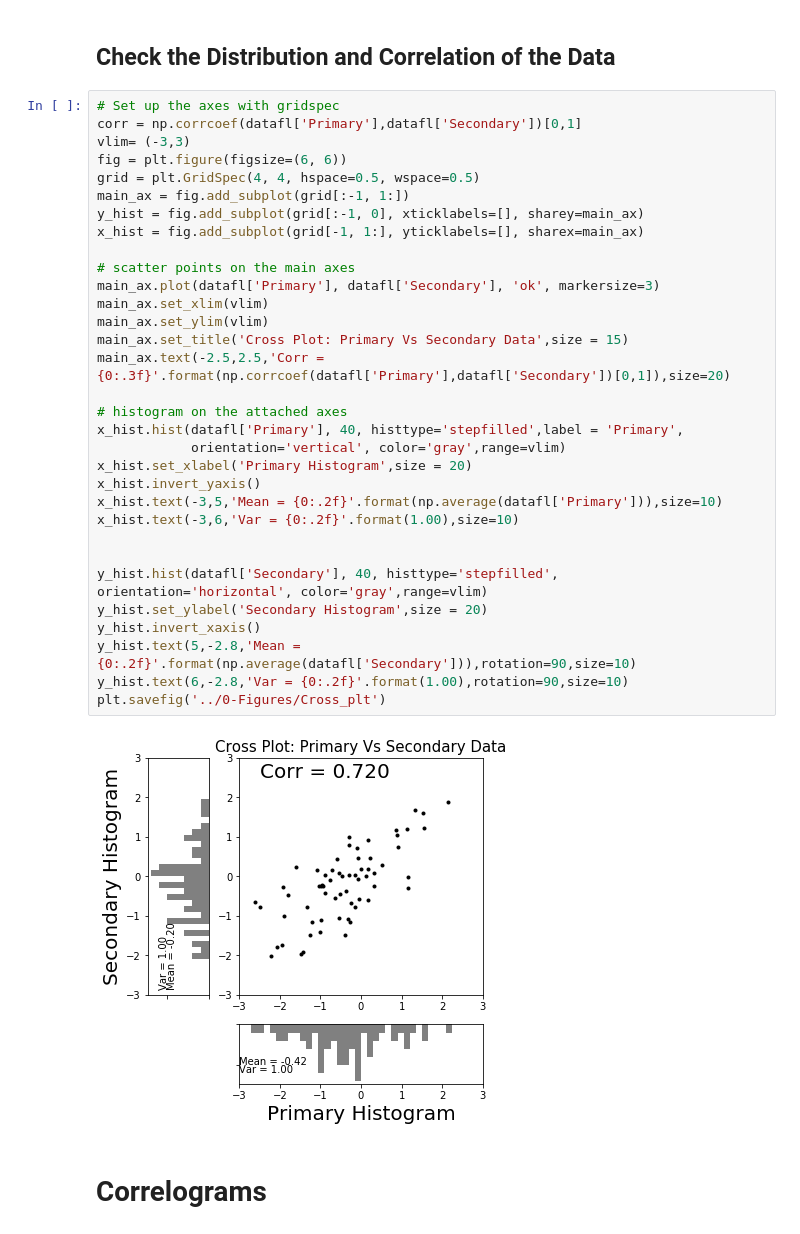
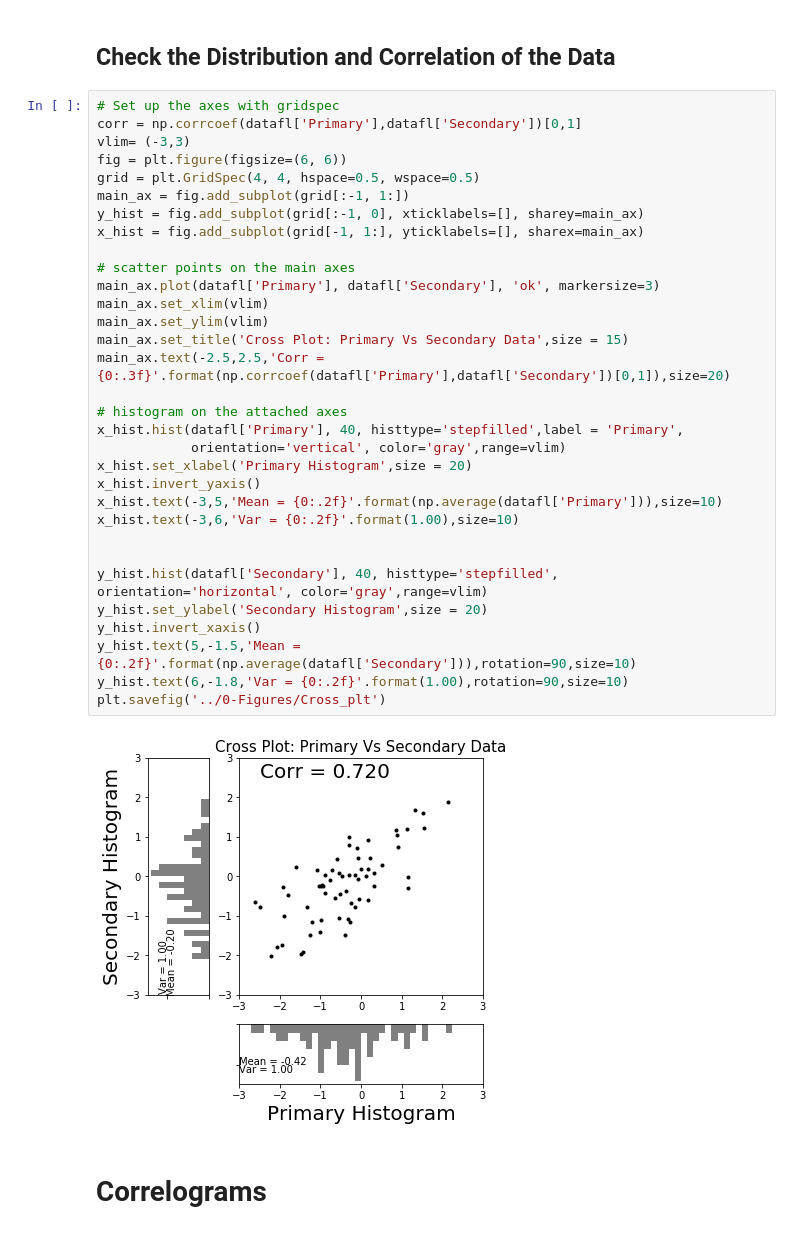
Before and after one commit to msamson10/Multivariate-Kriging, a Jupyter notebook: Simulated_Example/Simulated Multivariate Kriging.ipynb, the cells around one changed output. Saved outputs shown, nothing was run; the diff lists cells and outputs as text.

```diff
--- a/Simulated_Example/Simulated Multivariate Kriging.ipynb
+++ b/Simulated_Example/Simulated Multivariate Kriging.ipynb
@@ -106,36 +106,36 @@ plt.savefig('../0-Figures/Truth',bbox_inches = 'tight',pad_inches = 0)
 corr = np.corrcoef(datafl['Primary'],datafl['Secondary'])[0,1]
 vlim= (-3,3)
 fig = plt.figure(figsize=(6, 6))
 grid = plt.GridSpec(4, 4, hspace=0.5, wspace=0.5)
 main_ax = fig.add_subplot(grid[:-1, 1:])
 y_hist = fig.add_subplot(grid[:-1, 0], xticklabels=[], sharey=main_ax)
 x_hist = fig.add_subplot(grid[-1, 1:], yticklabels=[], sharex=main_ax)
 
 # scatter points on the main axes
 main_ax.plot(datafl['Primary'], datafl['Secondary'], 'ok', markersize=3)
 main_ax.set_xlim(vlim)
 main_ax.set_ylim(vlim)
 main_ax.set_title('Cross Plot: Primary Vs Secondary Data',size = 15)
 main_ax.text(-2.5,2.5,'Corr = {0:.3f}'.format(np.corrcoef(datafl['Primary'],datafl['Secondary'])[0,1]),size=20)
 
 # histogram on the attached axes
 x_hist.hist(datafl['Primary'], 40, histtype='stepfilled',label = 'Primary',
             orientation='vertical', color='gray',range=vlim)
 x_hist.set_xlabel('Primary Histogram',size = 20)
 x_hist.invert_yaxis()
 x_hist.text(-3,5,'Mean = {0:.2f}'.format(np.average(datafl['Primary'])),size=10)
 x_hist.text(-3,6,'Var = {0:.2f}'.format(1.00),size=10)
 
 
 y_hist.hist(datafl['Secondary'], 40, histtype='stepfilled',
 orientation='horizontal', color='gray',range=vlim)
 y_hist.set_ylabel('Secondary Histogram',size = 20)
 y_hist.invert_xaxis()
-y_hist.text(5,-2.8,'Mean = {0:.2f}'.format(np.average(datafl['Secondary'])),rotation=90,size=10)
-y_hist.text(6,-2.8,'Var = {0:.2f}'.format(1.00),rotation=90,size=10)
+y_hist.text(5,-1.5,'Mean = {0:.2f}'.format(np.average(datafl['Secondary'])),rotation=90,size=10)
+y_hist.text(6,-1.8,'Var = {0:.2f}'.format(1.00),rotation=90,size=10)
 plt.savefig('../0-Figures/Cross_plt')
 # %% [output]
-[figure, old version]
+[figure, new version]
 # %% [markdown]
 # Correlograms
 # %% [markdown]
```
Also changed, not shown: parts of 10 cells of this notebook, 2 other files.
